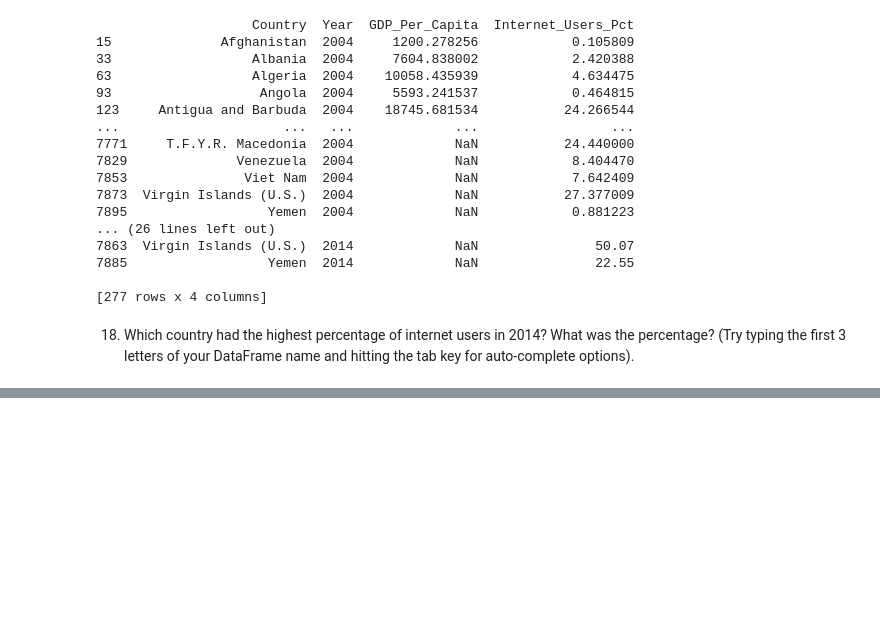
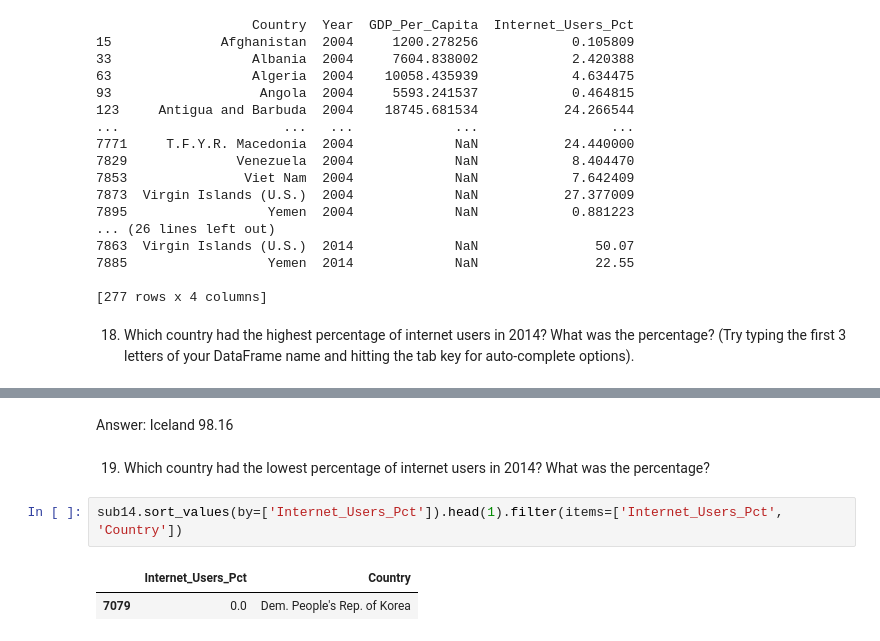
Before and after one commit to NSS-Data-Analytics-Cohort-6/gdp-and-internet-usage-Megan1034, a Jupyter notebook: notebooks/GDP_project.ipynb, the cells around one changed output, grey strips where cells are left out. Drawn from its saved outputs; the diff is of its cells as text; blank space fills up the shorter version.

```diff
--- a/notebooks/GDP_project.ipynb
+++ b/notebooks/GDP_project.ipynb
@@ -293,0 +299,9 @@ print(sub14)
+# %% [markdown]
+Answer: Iceland	98.16
+# %% [markdown]
+19. Which country had the lowest percentage of internet users in 2014? What was the percentage?
+# %%
+sub14.sort_values(by=['Internet_Users_Pct']).head(1).filter(items=['Internet_Users_Pct', 'Country'])
+# %% [output]
+|  | Internet_Users_Pct | Country |
+| 7079 | 0.0 | Dem. People's Rep. of Korea |
```
Also changed, not shown: parts of 18 cells of this notebook.
